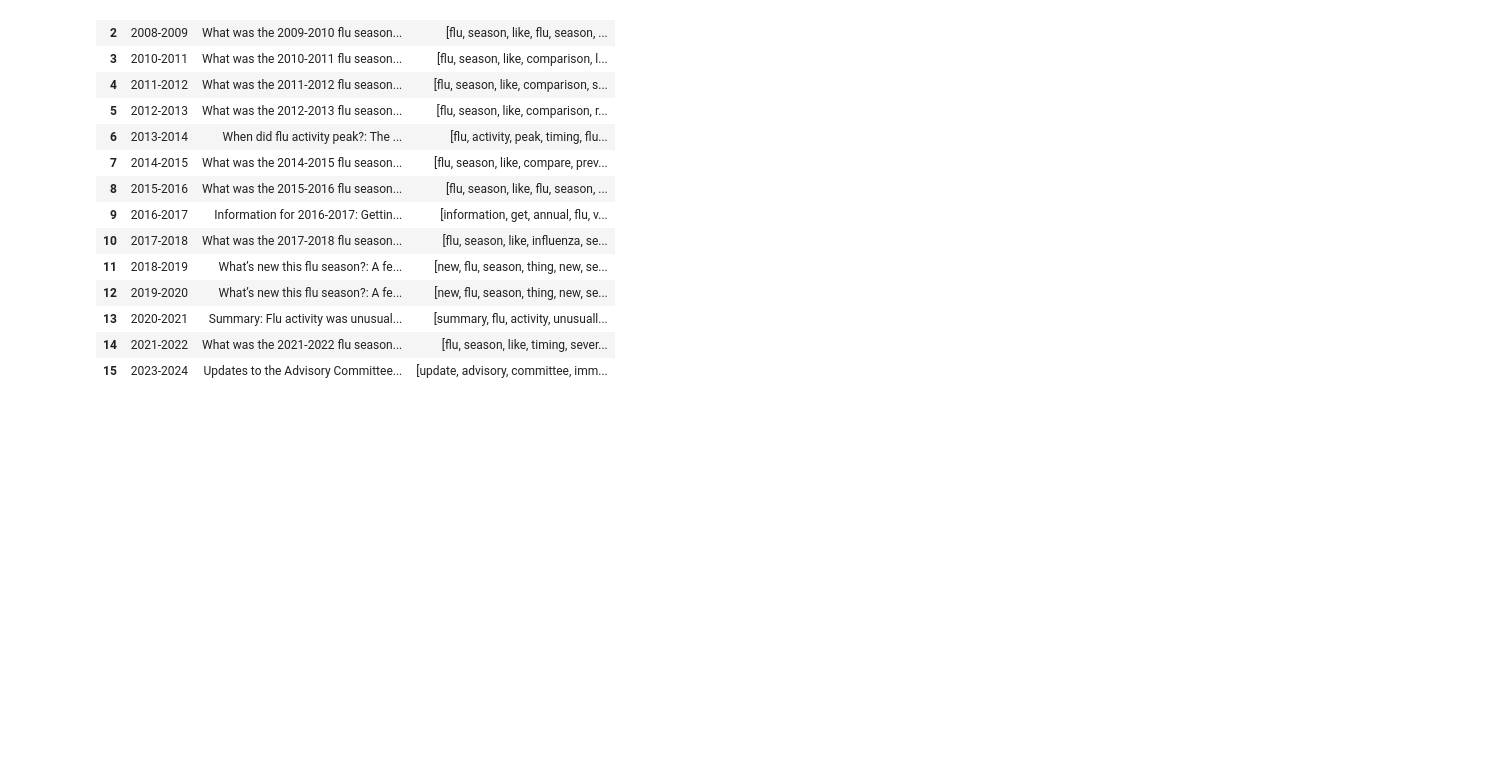
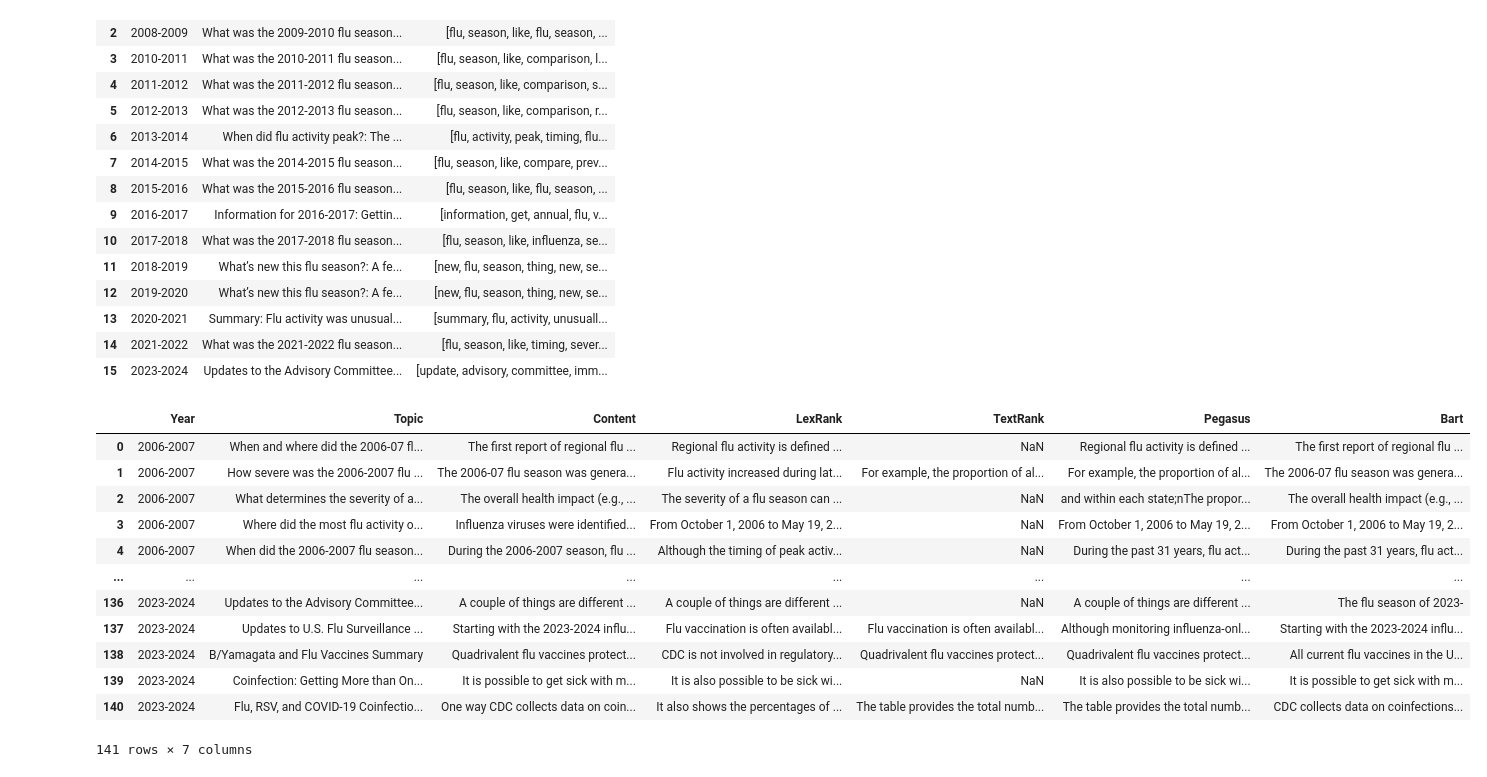
Before and after one commit to pergazuz/Text-Summarization-for-Flu-Season-Summary-Reports, a Jupyter notebook: cleaning.ipynb, the cells around one changed output. Drawn from its saved outputs; the diff is of its cells as text; code cells hidden in the pictures; blank space fills up the shorter version.

```diff
--- a/cleaning.ipynb
+++ b/cleaning.ipynb
@@ -355,3 +355,22 @@ df
 | 15 | 2023-2024 | Updates to the Advisory Committee... | [update, advisory, committee, imm... |
 # %%
 df.to_csv('data/flu_data_token.csv', index=False)
+# %%
+import pandas as pd
+
+drop_row_df = pd.read_csv('data/flu_data_summary_abstractive.csv')
+drop_row_df
+# %% [output]
+|  | Year | Topic | Content | LexRank | TextRank | Pegasus | Bart |
+| 0 | 2006-2007 | When and where did the 2006-07 fl... | The first report of regional flu ... | Regional flu activity is defined ... | NaN | Regional flu activity is defined ... | The first report of regional flu ... |
+| 1 | 2006-2007 | How severe was the 2006-2007 flu ... | The 2006-07 flu season was genera... | Flu activity increased during lat... | For example, the proportion of al... | For example, the proportion of al... | The 2006-07 flu season was genera... |
+| 2 | 2006-2007 | What determines the severity of a... | The overall health impact (e.g., ... | The severity of a flu season can ... | NaN | and within each state;nThe propor... | The overall health impact (e.g., ... |
+| 3 | 2006-2007 | Where did the most flu activity o... | Influenza viruses were identified... | From October 1, 2006 to May 19, 2... | NaN | From October 1, 2006 to May 19, 2... | From October 1, 2006 to May 19, 2... |
+| 4 | 2006-2007 | When did the 2006-2007 flu season... | During the 2006-2007 season, flu ... | Although the timing of peak activ... | NaN | During the past 31 years, flu act... | During the past 31 years, flu act... |
+| ... | ... | ... | ... | ... | ... | ... | ... |
+| 136 | 2023-2024 | Updates to the Advisory Committee... | A couple of things are different ... | A couple of things are different ... | NaN | A couple of things are different ... | The flu season of 2023- |
+| 137 | 2023-2024 | Updates to U.S. Flu Surveillance ... | Starting with the 2023-2024 influ... | Flu vaccination is often availabl... | Flu vaccination is often availabl... | Although monitoring influenza-onl... | Starting with the 2023-2024 influ... |
+| 138 | 2023-2024 | B/Yamagata and Flu Vaccines Summary | Quadrivalent flu vaccines protect... | CDC is not involved in regulatory... | Quadrivalent flu vaccines protect... | Quadrivalent flu vaccines protect... | All current flu vaccines in the U... |
+| 139 | 2023-2024 | Coinfection: Getting More than On... | It is possible to get sick with m... | It is also possible to be sick wi... | NaN | It is also possible to be sick wi... | It is possible to get sick with m... |
+| 140 | 2023-2024 | Flu, RSV, and COVID-19 Coinfectio... | One way CDC collects data on coin... | It also shows the percentages of ... | The table provides the total numb... | The table provides the total numb... | CDC collects data on coinfections... |
+141 rows × 7 columns
```
Also changed, not shown: parts of 4 cells of this notebook, 6 other files.
